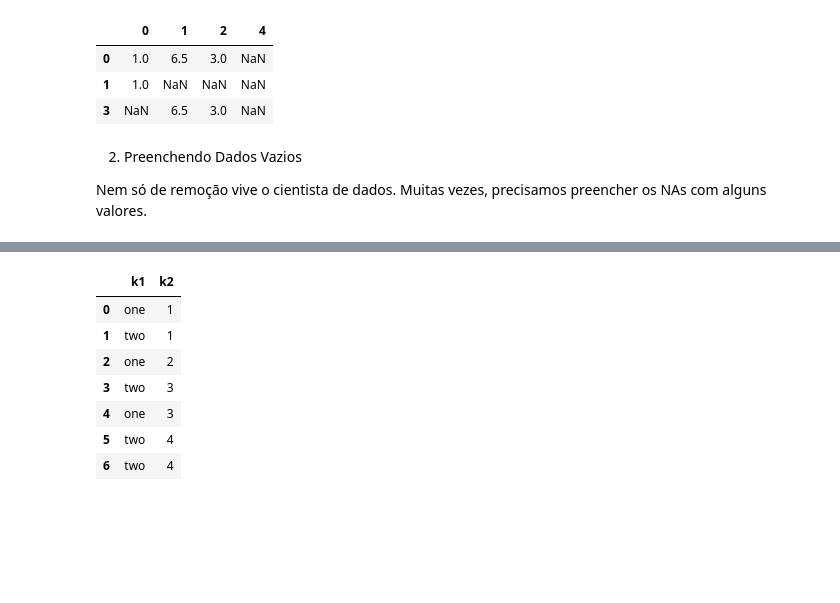
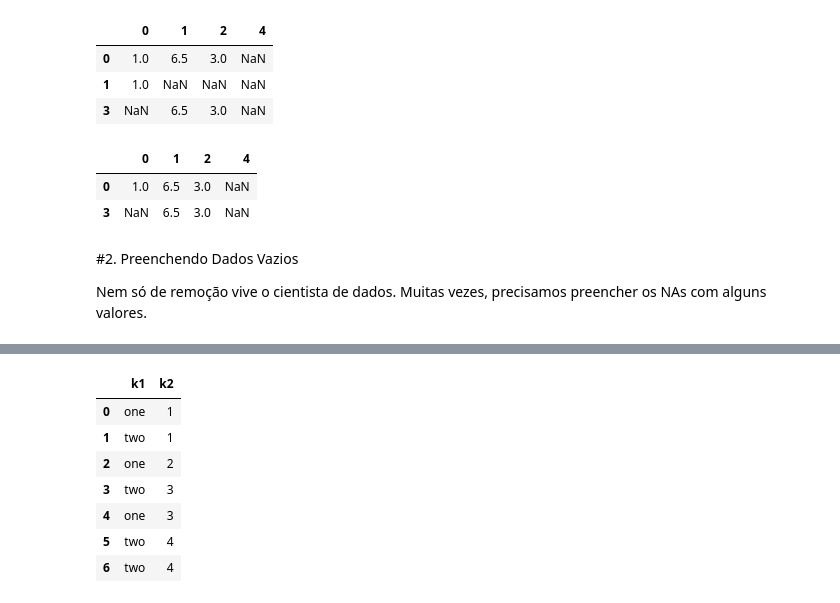
Before and after one commit to barcellfe/datascience_study, a Jupyter notebook: Aula_04_11_2020_Pandas_III.ipynb, the cells around one changed output, grey strips where cells are left out. Cells and saved outputs as stored; diff of their text form; code cells hidden in the pictures; blank space fills up the shorter version.

```diff
--- a/Aula_04_11_2020_Pandas_III.ipynb
+++ b/Aula_04_11_2020_Pandas_III.ipynb
@@ -162,8 +162,15 @@ data.dropna(thresh=1)
 | 0 | 1.0 | 6.5 | 3.0 | NaN |
 | 1 | 1.0 | NaN | NaN | NaN |
 | 3 | NaN | 6.5 | 3.0 | NaN |
+# %%
+# Testando a qtd a ser removida
+data.dropna(thresh=2)
+# %% [output]
+|  | 0 | 1 | 2 | 4 |
+| 0 | 1.0 | 6.5 | 3.0 | NaN |
+| 3 | NaN | 6.5 | 3.0 | NaN |
 # %% [markdown]
-2. Preenchendo Dados Vazios
+#2. Preenchendo Dados Vazios
 
 Nem só de remoção vive o cientista de dados. Muitas vezes, precisamos preencher os NAs com alguns valores.
 # %%
```
Also changed, not shown: parts of 13 cells of this notebook.
